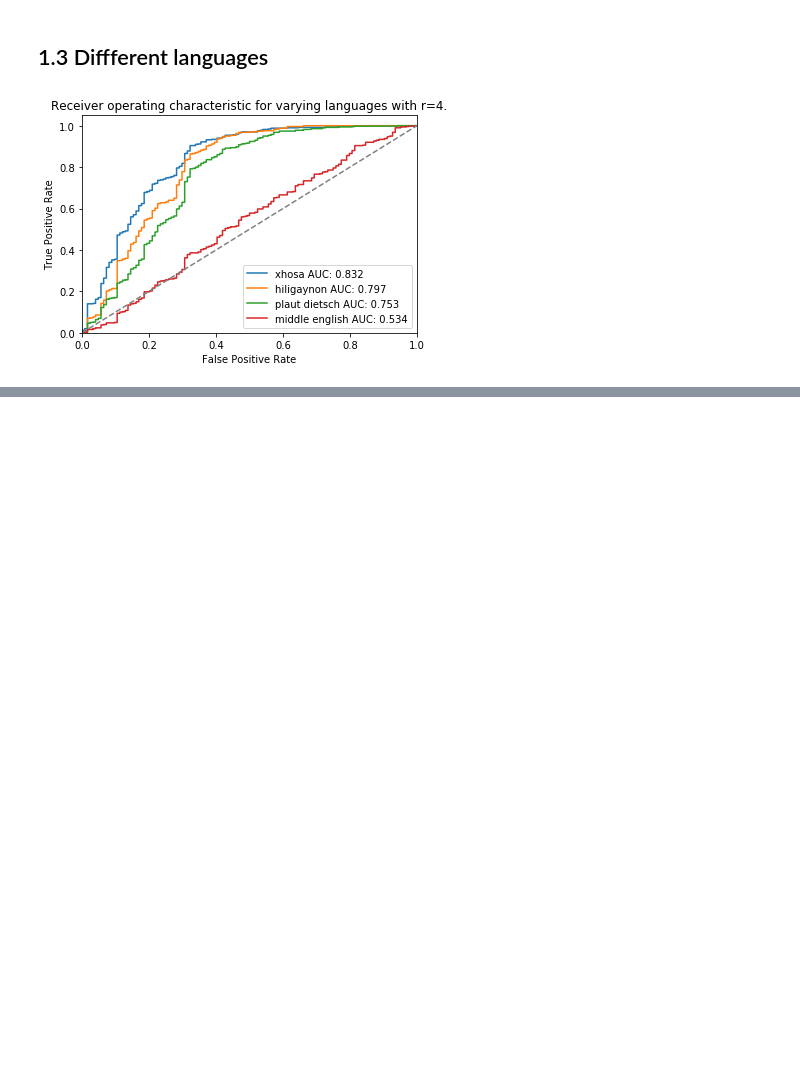
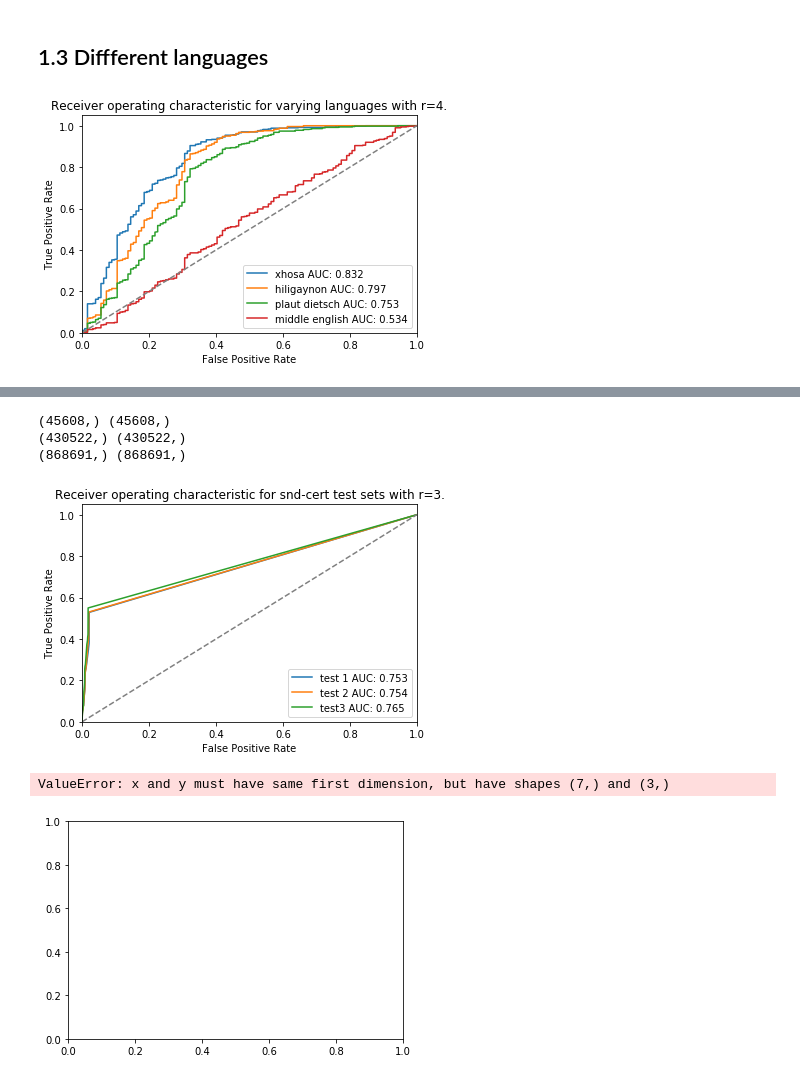
Before and after one commit to DavidLeeftink/NaturalComputing2021, a Jupyter notebook: Assignment_3/David_negative-selection/A3_naturalComputing.ipynb, the cells around one changed output, grey strips where cells are left out. Cells and saved outputs as stored; diff of their text form; code cells hidden in the pictures; blank space fills up the shorter version.

```diff
--- a/Assignment_3/David_negative-selection/A3_naturalComputing.ipynb
+++ b/Assignment_3/David_negative-selection/A3_naturalComputing.ipynb
@@ -110,0 +171,59 @@ plt.show()
+# %%
+## Get ROC for snd-cert test sets
+test_sets = ['snd-cert/snd-cert.1.testfixed', 'snd-cert/snd-cert.2.testfixed', 'snd-cert/snd-cert.3.testfixed']
+labels = ['snd-cert/snd-cert.1.labelsfixed', 'snd-cert/snd-cert.2.labelsfixed', 'snd-cert/snd-cert.3.labelsfixed']
+r = 3
+FPR, TPR, AUC = [], [], np.zeros(len(test_sets))
+
+for i, (test_set, label) in enumerate(zip(test_sets, labels)):
+    # write predictions in txt file
+    store_path = 'syscalls/snd-cert/test'+f'{i+1}preds.txt'
+    os.system('java -jar negsel2.jar -self syscalls/snd-cert/snd-cert.trainfixed -n 7 -r '+str(r)+' -c -l < syscalls/'+test_set +' > '+store_path)
+
+    # load in labels
+    labels = []
+    for line in open('syscalls/'+label, 'r'):
+        labels.append(np.float32(line))
+    labels = np.array(labels)
+
+    ## load in predictions
+    preds, new_labels = [], []
+    for j, line in enumerate(open(store_path, 'r')):
+        line_preds = np.array(line.split()).astype(np.float)
+        preds.extend(line_preds)
+
+        for _ in line_preds:
+            new_labels.append(labels[j])
+
+    preds = np.array(preds)
+    new_labels = np.array(new_labels)
+    assert preds.shape==new_labels.shape
+    print(preds.shape, new_labels.shape)
+
+    ## save fpr, tpr
+    fpr, tpr, _ = roc_curve(y_true=new_labels, y_score=preds)
+    AUC[i] = auc(fpr, tpr)
+    FPR.append(fpr)
+    TPR.append(tpr)
+
+## plot ROC curves
+names = np.array(['test 1', 'test 2', 'test3'])
+plt.figure()
+for i, (fpr, tpr) in enumerate(zip(FPR,TPR)):
+    plt.plot(fpr, tpr, label=f'{names[i]} AUC: {np.round(AUC[i],3)}')
+plt.plot([0, 1], [0, 1], color='gray', lw=1.5, linestyle='--')
+plt.xlim([0.0, 1.0])
+plt.ylim([0.0, 1.05])
+plt.xlabel('False Positive Rate')
+plt.ylabel('True Positive Rate')
+plt.title(f'Receiver operating characteristic for snd-cert test sets with r=3.')
+plt.legend(loc="lower right")
+plt.savefig('figures/2_snd-cert_roc_curves.png')
+plt.show()
+# %% [output]
+(45608,) (45608,)
+(430522,) (430522,)
+(868691,) (868691,)
+[figure, added]
+ValueError: x and y must have same first dimension, but have shapes (7,) and (3,)
+[figure, added]
```
Also changed, not shown: parts of 7 cells of this notebook, 37 other files.
